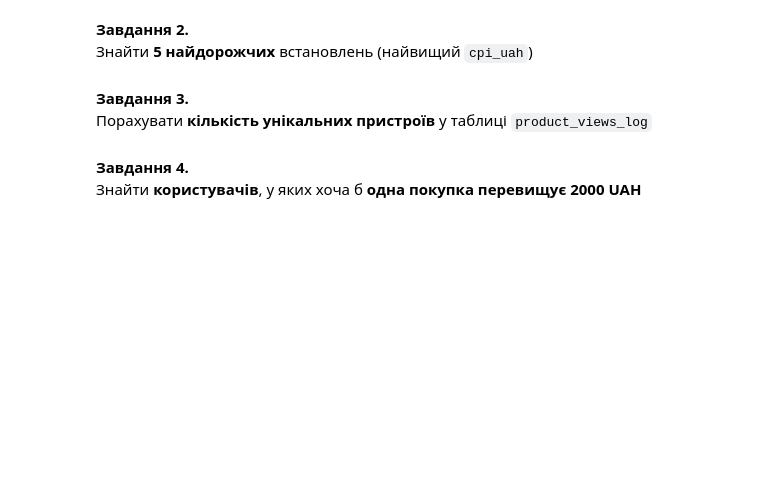
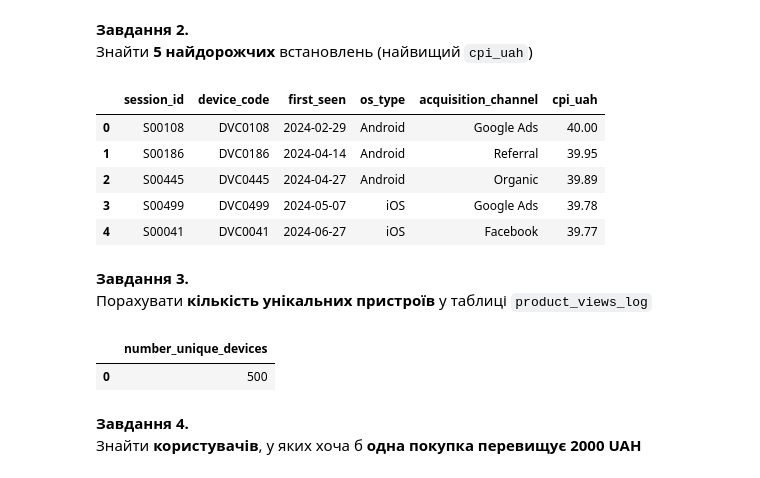
Before and after one commit to cpython-projects/python_da_17_03_26, a Jupyter notebook: lesson_23_hw.ipynb, the cells around one changed output. Saved outputs shown, nothing was run; the diff lists cells and outputs as text; code cells hidden in the pictures; blank space fills up the shorter version.

```diff
--- a/lesson_23_hw.ipynb
+++ b/lesson_23_hw.ipynb
@@ -7,9 +43,37 @@
 # %% [markdown]
 **Завдання 2.**
 Знайти **5 найдорожчих** встановлень (найвищий `cpi_uah`)
+# %%
+query = """
+SELECT *
+FROM app_sessions
+ORDER BY cpi_uah DESC
+LIMIT 5;
+"""
+
+df = pd.read_sql(query, engine)
+df
+# %% [output]
+|  | session_id | device_code | first_seen | os_type | acquisition_channel | cpi_uah |
+| 0 | S00108 | DVC0108 | 2024-02-29 | Android | Google Ads | 40.00 |
+| 1 | S00186 | DVC0186 | 2024-04-14 | Android | Referral | 39.95 |
+| 2 | S00445 | DVC0445 | 2024-04-27 | Android | Organic | 39.89 |
+| 3 | S00499 | DVC0499 | 2024-05-07 | iOS | Google Ads | 39.78 |
+| 4 | S00041 | DVC0041 | 2024-06-27 | iOS | Facebook | 39.77 |
 # %% [markdown]
 **Завдання 3.**
 Порахувати **кількість унікальних пристроїв** у таблиці `product_views_log`
+# %%
+query = """
+SELECT COUNT(DISTINCT device_code) AS number_unique_devices
+FROM product_views_log;
+"""
+
+df = pd.read_sql(query, engine)
+df
+# %% [output]
+|  | number_unique_devices |
+| 0 | 500 |
 # %% [markdown]
 **Завдання 4.**
 Знайти **користувачів**, у яких хоча б **одна покупка перевищує 2000 UAH**
```
Also changed, not shown: parts of 6 cells of this notebook.
